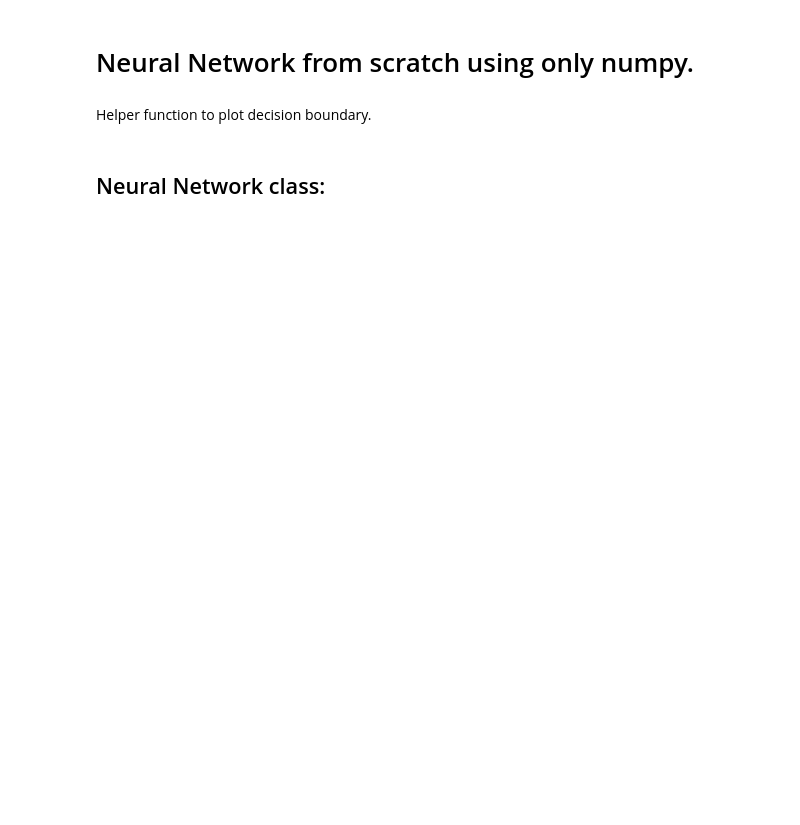
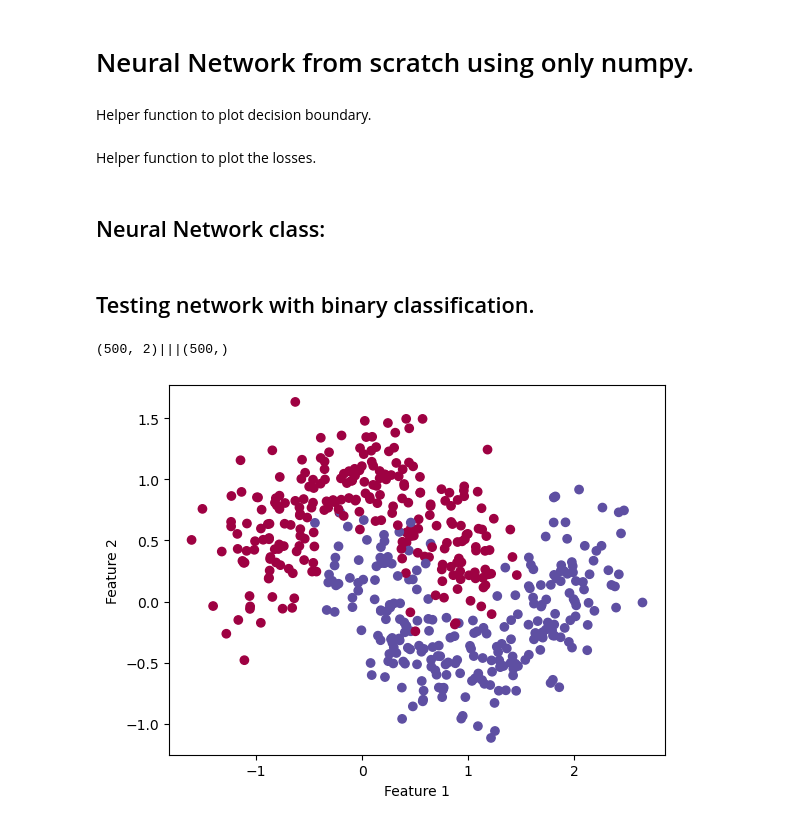
Before and after one commit to hkhattak09/NN_numpy, a Jupyter notebook: NN.ipynb, the cells around one changed output. Drawn from its saved outputs; the diff is of its cells as text; code cells hidden in the pictures; blank space fills up the shorter version.

Commit message:
Neural Network implemented. Prelimenary tests done.

```diff
--- a/NN.ipynb
+++ b/NN.ipynb
@@ -28,3 +28,5 @@ def plot_decision_boundary(pred_func, x_min, x_max, y_min, y_max, cmap, ax):
     Z = Z.reshape(xx.shape)
     # Plot the contour
     ax.contourf(xx, yy, Z, cmap=cmap, alpha=0.5)
+# %% [markdown]
+Helper function to plot the losses.
@@ -399,3 +430,14 @@ class NeuralNetwork():
             predictions = np.argmax(y_pred,axis=1)
             acc = self.accuracy(predictions,Ys)
             return loss,acc
+# %% [markdown]
+## Testing network with binary classification.
+# %%
+data_x, data_y = make_moons(500, noise=0.25, random_state=SEED)
+print(f'{data_x.shape}|||{data_y.shape}')
+plt.scatter(data_x[:,0], data_x[:,1], c=data_y, cmap=plt.cm.Spectral)
+plt.gca().set(xlabel='Feature 1', ylabel='Feature 2')
+plt.show()
+# %% [output]
+(500, 2)|||(500,)
+[figure, added]
```
Also changed, not shown: parts of 4 cells of this notebook.
